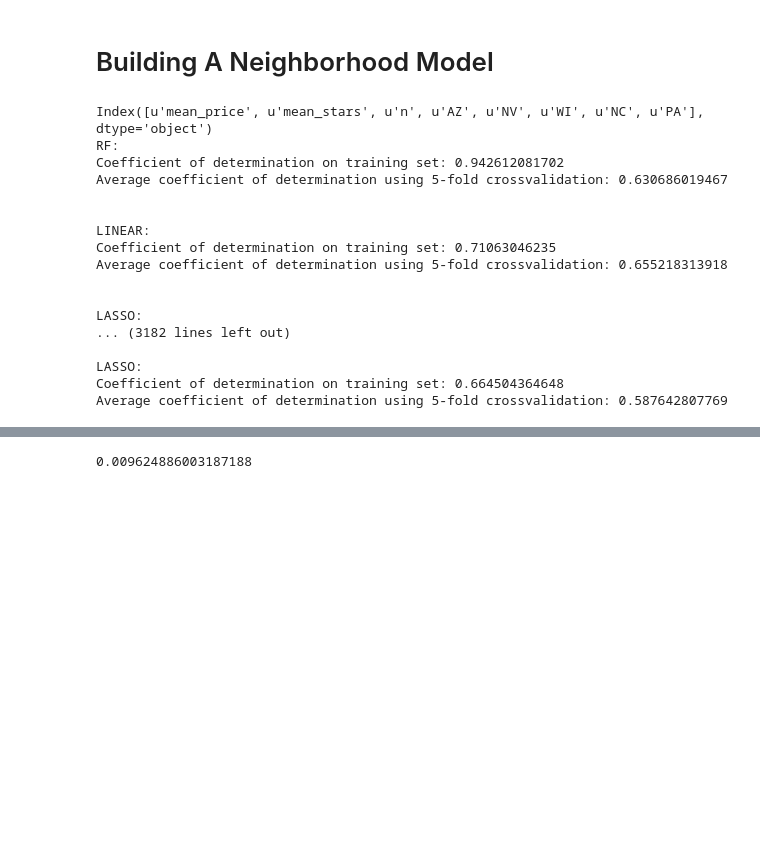
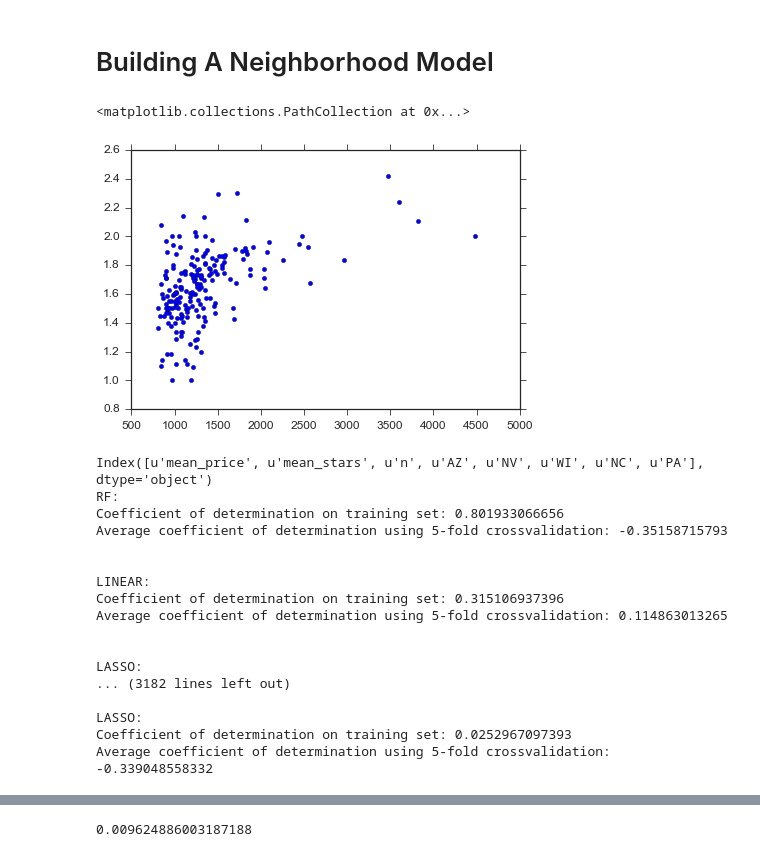
Before and after one commit to franklinmarsh/jac_project, a Jupyter notebook: yelp_zillow.ipynb, the cells around one changed output, grey strips where cells are left out. Cells and saved outputs as stored; diff of their text form; code cells hidden in the pictures; blank space fills up the shorter version.

```diff
--- a/yelp_zillow.ipynb
+++ b/yelp_zillow.ipynb
@@ -986 +988,6 @@ d['N'] = pd.merge(d['N'], pd.get_dummies(d['N']['state']), left_index = True, ri
+# %%
+plt.scatter(data = d['nm'], x = 'mean_zri', y = 'mean_price')
+# %% [output]
+<matplotlib.collections.PathCollection at 0x...>
+[figure, added]
 # %%
@@ -1007,7 +1016,7 @@ for sim in range(100):
         train_and_evaluate(models[model], X_train, np.ravel(y_train), verbose = True) #train the model on the data
         print('\n')
 
-    std_errors['yelp'].append(np.std(np.array(models['RF'].predict(X_test)) - y_test['zri_slope']))
+    std_errors['yelp'].append(np.std(np.array(models['RF'].predict(X_test)) - y_test['mean_zri']))
 
 for sim in range(100):
     X_train, X_test, y_train, y_test = train_test_split(c_null, c_response, test_size = 0.50)
@@ -1017,25 +1026,25 @@ for sim in range(100):
         train_and_evaluate(models[model], X_train, np.ravel(y_train), verbose = True) #train the model on the data
         print('\n')
 
-    std_errors['null'].append(np.std(np.array(models['RF'].predict(X_test)) - y_test['zri_slope']))
+    std_errors['null'].append(np.std(np.array(models['RF'].predict(X_test)) - y_test['mean_zri']))
 # %% [output]
 Index([u'mean_price', u'mean_stars', u'n', u'AZ', u'NV', u'WI', u'NC', u'PA'], dtype='object')
 RF:
-Coefficient of determination on training set: 0.942612081702
-Average coefficient of determination using 5-fold crossvalidation: 0.630686019467
+Coefficient of determination on training set: 0.801933066656
+Average coefficient of determination using 5-fold crossvalidation: -0.35158715793
 
 
 LINEAR:
-Coefficient of determination on training set: 0.71063046235
-Average coefficient of determination using 5-fold crossvalidation: 0.655218313918
+Coefficient of determination on training set: 0.315106937396
+Average coefficient of determination using 5-fold crossvalidation: 0.114863013265
 
 
 LASSO:
 ... (3182 lines left out)
 
 LASSO:
-Coefficient of determination on training set: 0.664504364648
-Average coefficient of determination using 5-fold crossvalidation: 0.587642807769
+Coefficient of determination on training set: 0.0252967097393
+Average coefficient of determination using 5-fold crossvalidation: -0.339048558332
 # %%
 sns.distplot(std_errors['yelp'], label = 'yelp') #with the yelp features
 sns.distplot(std_errors['null'], label = 'null') #just the dummies
```
Also changed, not shown: parts of 6 cells of this notebook, 2 other files.
